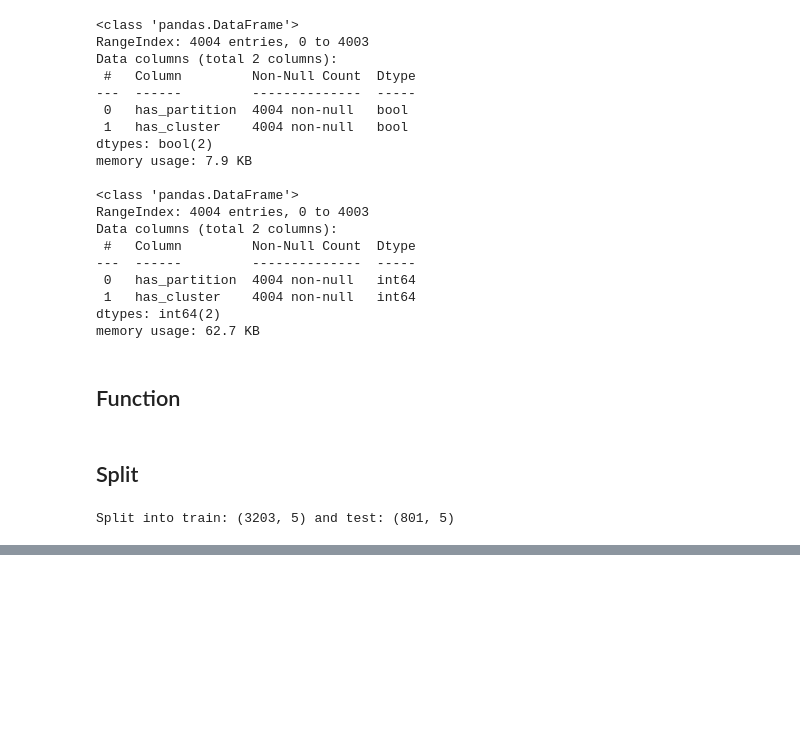
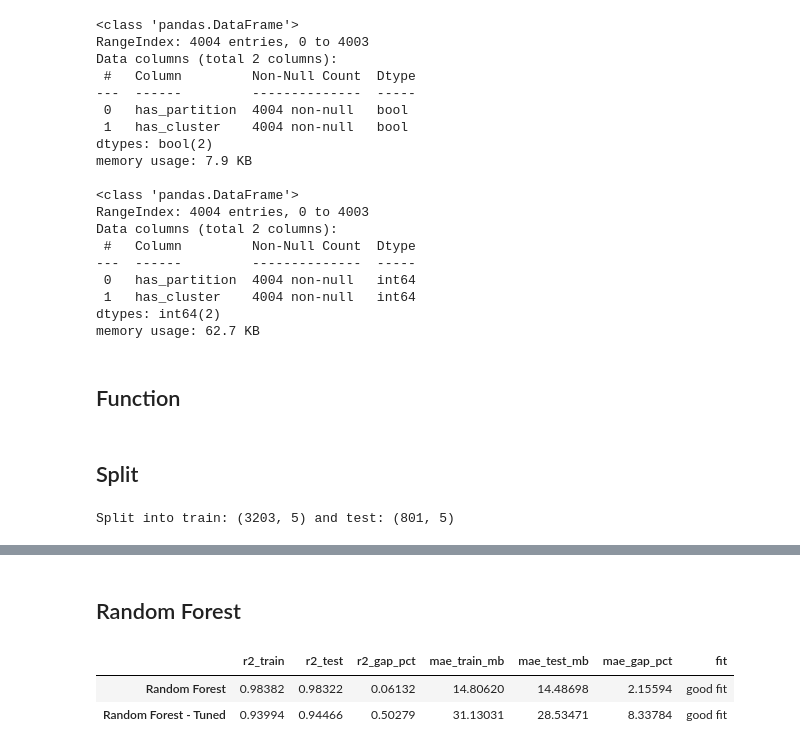
Before and after one commit to MNAtthoriq/de-projects-beyond-zoomcamp, a Jupyter notebook: 03-data-warehouse/notebooks/ml_model_selection.ipynb, the cells around one changed output, grey strips where cells are left out. Drawn from its saved outputs; the diff is of its cells as text; code cells hidden in the pictures; blank space fills up the shorter version.

```diff
--- a/03-data-warehouse/notebooks/ml_model_selection.ipynb
+++ b/03-data-warehouse/notebooks/ml_model_selection.ipynb
@@ -211,0 +290,33 @@ Split into train: (3203, 5) and test: (801, 5)
+# %% [markdown]
+## Random Forest
+# %%
+# make and evaluate random forest
+rf = XGBRFRegressor(random_state=RANDOM_STATE).fit(X_train, ylog_train)
+result["Random Forest"] = evaluate(rf, X_train, X_test, y_train, y_test)
+
+# make and evaluate random forest - tuned
+param_dist_rf = {
+    "max_depth": [10, 12, 15],
+    "n_estimators": [50, 100, 150],
+    "subsample": [0.8, 0.9, 1.0],
+    "colsample_bynode": [0.7, 0.9, 1.0],
+    "reg_alpha": [0, 0.5, 1],
+    "reg_lambda": [0, 0.5, 1],
+}
+rf_tuned = RandomizedSearchCV(
+    XGBRFRegressor(random_state=RANDOM_STATE),
+    param_distributions=param_dist_rf,
+    n_iter=100,
+    cv=4,
+    scoring=mae_scorer,
+    random_state=RANDOM_STATE,
+    n_jobs=-1
+).fit(X_train, ylog_train)
+result["Random Forest - Tuned"] = evaluate(rf_tuned, X_train, X_test, y_train, y_test)
+
+# show result
+show_result(result, "Random Forest")
+# %% [output]
+|  | r2_train | r2_test | r2_gap_pct | mae_train_mb | mae_test_mb | mae_gap_pct | fit |
+| Random Forest | 0.98382 | 0.98322 | 0.06132 | 14.80620 | 14.48698 | 2.15594 | good fit |
+| Random Forest - Tuned | 0.93994 | 0.94466 | 0.50279 | 31.13031 | 28.53471 | 8.33784 | good fit |
```
Also changed, not shown: parts of 26 cells of this notebook, 9 other files.
